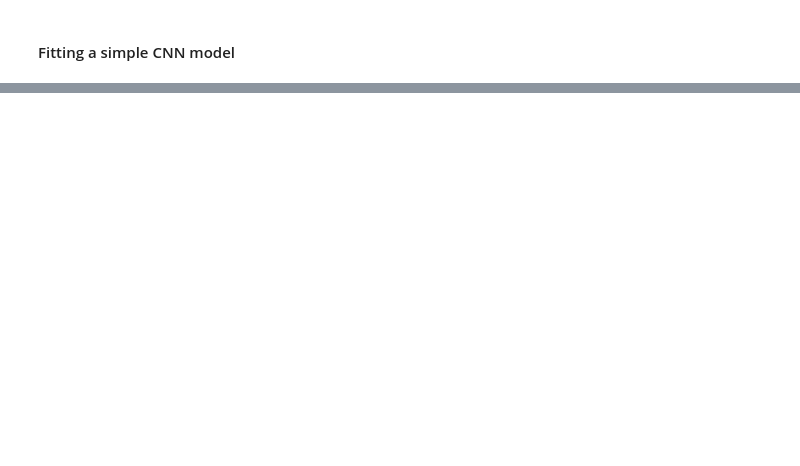
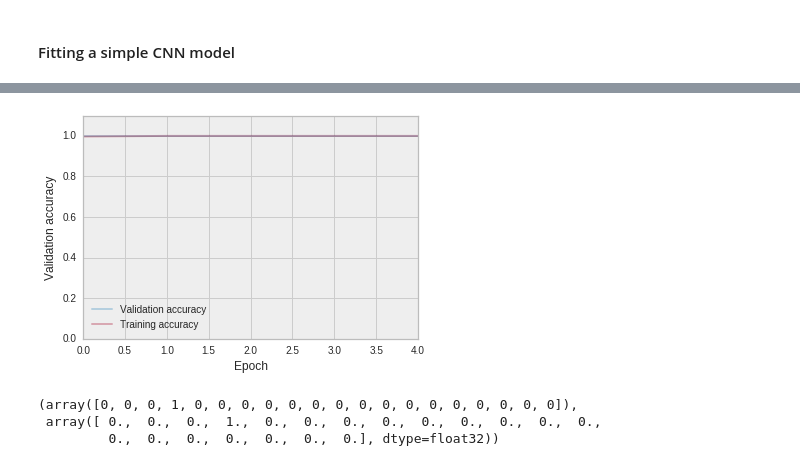
Before and after one commit to QuinnLee/cs109-project, a Jupyter notebook: notebooks/milestone_4/aa_ML4_CNN.ipynb, the cells around one changed output, grey strips where cells are left out. Cells and saved outputs as stored; diff of their text form; code cells hidden in the pictures; blank space fills up the shorter version.

Commit message:
now trying to predict singles

```diff
--- a/notebooks/milestone_4/aa_ML4_CNN.ipynb
+++ b/notebooks/milestone_4/aa_ML4_CNN.ipynb
@@ -203,0 +252,14 @@ plt.show()
+# %%
+all_single_genres = pd.DataFrame(index = range(0,4722))
+
+for genre in new_y:
+    if genre in all_single_genres:
+        pass
+    else:
+        all_single_genres[genre] = 0
+
+for index, row in enumerate(new_y):
+    all_single_genres[genre].loc[index] = 1
+
+print(all_single_genres.shape)
+all_single_genres.head()
@@ -203,0 +278,3 @@ plt.show()
+# %%
+Y_new = np.array(all_single_genres)
+print(Y_new.shape)
@@ -203,0 +343,16 @@ plt.show()
+# %%
+sgd = SGD(lr=0.1, momentum=0.9)
+model.compile(loss='categorical_crossentropy',
+              optimizer=sgd,
+              metrics=['acc', 'mae', metrics.categorical_accuracy])
+
+batch_size = 12
+early_stopping_monitor = EarlyStopping(patience = 3)
+
+# Multi-class prediction: single genre!
+new_history = model.fit(X, Y_new,
+                    validation_split = 0.2,
+                    batch_size=batch_size,
+                    epochs = 5,
+                    callbacks = [early_stopping_monitor],
+                    verbose=1)
@@ -203,0 +371,17 @@ plt.show()
+# %%
+plt.plot(new_history.history['val_acc'], alpha = 0.3, label = 'Validation accuracy')
+plt.plot(new_history.history['acc'], alpha =  0.3, label = 'Training accuracy')
+plt.xlabel("Epoch")
+plt.ylabel("Validation accuracy")
+plt.ylim([0,1.1])
+plt.legend(loc = 'best')
+plt.show()
+# %% [output]
+[figure, added]
+# %%
+preds = model.predict(X[0:4])
+Y_new[0], preds[0]
+# %% [output]
+(array([0, 0, 0, 1, 0, 0, 0, 0, 0, 0, 0, 0, 0, 0, 0, 0, 0, 0, 0, 0]),
+ array([ 0.,  0.,  0.,  1.,  0.,  0.,  0.,  0.,  0.,  0.,  0.,  0.,  0.,
+         0.,  0.,  0.,  0.,  0.,  0.,  0.], dtype=float32))
```
Also changed, not shown: parts of 17 cells of this notebook.
